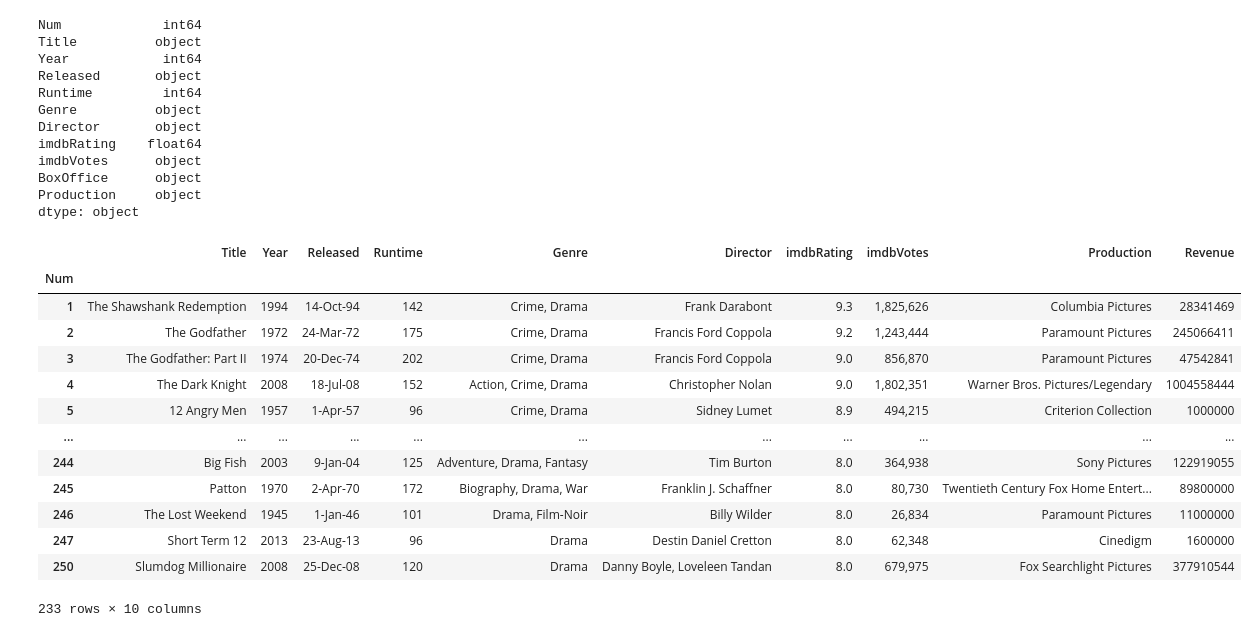
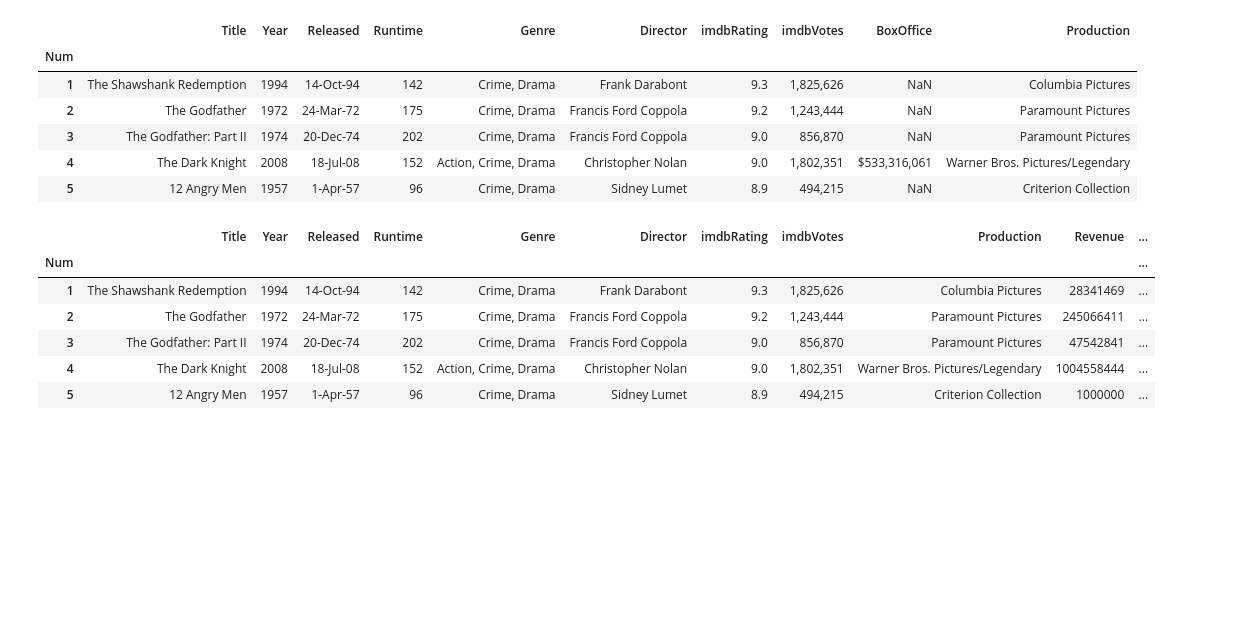
Before and after one commit to shollis0919/Project-1, a Jupyter notebook: Noteboook/Movie Notebook.ipynb, the cells around one changed output. Cells and saved outputs as stored; diff of their text form; code cells hidden in the pictures; blank space fills up the shorter version.

Commit message:
revenue dataset cleaned and merged

```diff
--- a/Noteboook/Movie Notebook.ipynb
+++ b/Noteboook/Movie Notebook.ipynb
@@ -30,50 +21,50 @@ movie_data_complete
 # %%
+# Clean IMDB data to remove unneeded rows
 movie_data_clean= movie_data_complete.drop(columns=['Unnamed: 0','imdbID','Metascore','Plot','Actors','DVD','Type','Website','Awards','Writer','Country','Language'])
-# movie_data_clean = movie_data_clean.set_index('Num')
 movie_data_clean['Runtime'] = movie_data_clean['Runtime'].str.replace('min', '')
 movie_data_clean['Runtime'] = movie_data_clean['Runtime'].astype(int)
-# # df['Grade'] = df['Grade'].str.replace('%', '')
-# movie_data_clean['BoxOffice']= movie_data_clean['BoxOffice'].str.replace('NaN', '')
-# movie_data_clean['BoxOffice'] = movie_data_clean['BoxOffice'].astype(int)
-movie_data_clean['Runtime'].mean()
 
-movie_data_clean.dtypes
+# Copy IMDB Cleaned dataset to merge with revenue/budget data
+movie_data_copy = movie_data_clean.copy()
+
+# Reset index so that index # is the same as rating number.
+movie_data_clean = movie_data_clean.set_index('Num')
+movie_data_clean.head()
 # %% [output]
-Num             int64
-Title          object
-Year            int64
-Released       object
-Runtime         int64
-Genre          object
-Director       object
-imdbRating    float64
-imdbVotes      object
-BoxOffice      object
-Production     object
-dtype: object
+|  | Title | Year | Released | Runtime | Genre | Director | imdbRating | imdbVotes | BoxOffice | Production |
+| Num |  |  |  |  |  |  |  |  |  |  |
+| 1 | The Shawshank Redemption | 1994 | 14-Oct-94 | 142 | Crime, Drama | Frank Darabont | 9.3 | 1,825,626 | NaN | Columbia Pictures |
+| 2 | The Godfather | 1972 | 24-Mar-72 | 175 | Crime, Drama | Francis Ford Coppola | 9.2 | 1,243,444 | NaN | Paramount Pictures |
+| 3 | The Godfather: Part II | 1974 | 20-Dec-74 | 202 | Crime, Drama | Francis Ford Coppola | 9.0 | 856,870 | NaN | Paramount Pictures |
+| 4 | The Dark Knight | 2008 | 18-Jul-08 | 152 | Action, Crime, Drama | Christopher Nolan | 9.0 | 1,802,351 | $533,316,061 | Warner Bros. Pictures/Legendary |
+| 5 | 12 Angry Men | 1957 | 1-Apr-57 | 96 | Crime, Drama | Sidney Lumet | 8.9 | 494,215 | NaN | Criterion Collection |
 # %%
-metadata_clean = movie_metadata[["original_title", "revenue"]]
+# Clean Revenue/Budget data for merging
+metadata_clean = movie_metadata[["original_title", "revenue", "budget"]]
 metadata_clean = metadata_clean.rename(columns={"original_title":"Title", "revenue":"BoxOffice"})
-metadata_merge = pd.merge(movie_data_clean, metadata_clean, on="Title")
-metadata_merge = metadata_merge[metadata_merge["BoxOffice_y"] > 0]
+metadata_merge = pd.merge(movie_data_copy, metadata_clean, on="Title")
+metadata_merge['budget'] = metadata_merge.loc[:, 'budget'].astype(int)
+
+# Filter out zero value rows from merged dataset
 metadata_merge['BoxOffice_y'] = metadata_merge.loc[:, 'BoxOffice_y'].astype(int)
-metadata_merge = metadata_merge.rename(columns={"BoxOffice_y":"Revenue"})
+metadata_merge = metadata_merge[metadata_merge["BoxOffice_y"] > 1000]
+metadata_merge = metadata_merge[metadata_merge["budget"] > 1000]
+
+# Clean up merged dataset for analysis
+# metadata_merge['BoxOffice_y'] = metadata_merge.loc[:, 'BoxOffice_y'].astype(int)
+metadata_merge = metadata_merge.rename(columns={"BoxOffice_y":"Revenue","budget":"Budget"})
 metadata_merge = metadata_merge.drop(columns=["BoxOffice_x"])
+# Correct sort back to index value
 metadata_merge.sort_index()
-movie_data_final = metadata_merge.set_index('Num')
-movie_data_final
+# Reset index to rating number
+movie_data_with_revenue = metadata_merge.set_index('Num')
+movie_data_with_revenue = movie_data_with_revenue.drop_duplicates(subset=['Title'], keep= 'last')
+movie_data_with_revenue.head()
 # %% [output]
-|  | Title | Year | Released | Runtime | Genre | Director | imdbRating | imdbVotes | Production | Revenue |
-| Num |  |  |  |  |  |  |  |  |  |  |
-| 1 | The Shawshank Redemption | 1994 | 14-Oct-94 | 142 | Crime, Drama | Frank Darabont | 9.3 | 1,825,626 | Columbia Pictures | 28341469 |
-| 2 | The Godfather | 1972 | 24-Mar-72 | 175 | Crime, Drama | Francis Ford Coppola | 9.2 | 1,243,444 | Paramount Pictures | 245066411 |
-| 3 | The Godfather: Part II | 1974 | 20-Dec-74 | 202 | Crime, Drama | Francis Ford Coppola | 9.0 | 856,870 | Paramount Pictures | 47542841 |
-| 4 | The Dark Knight | 2008 | 18-Jul-08 | 152 | Action, Crime, Drama | Christopher Nolan | 9.0 | 1,802,351 | Warner Bros. Pictures/Legendary | 1004558444 |
-| 5 | 12 Angry Men | 1957 | 1-Apr-57 | 96 | Crime, Drama | Sidney Lumet | 8.9 | 494,215 | Criterion Collection | 1000000 |
-| ... | ... | ... | ... | ... | ... | ... | ... | ... | ... | ... |
-| 244 | Big Fish | 2003 | 9-Jan-04 | 125 | Adventure, Drama, Fantasy | Tim Burton | 8.0 | 364,938 | Sony Pictures | 122919055 |
-| 245 | Patton | 1970 | 2-Apr-70 | 172 | Biography, Drama, War | Franklin J. Schaffner | 8.0 | 80,730 | Twentieth Century Fox Home Entert... | 89800000 |
-| 246 | The Lost Weekend | 1945 | 1-Jan-46 | 101 | Drama, Film-Noir | Billy Wilder | 8.0 | 26,834 | Paramount Pictures | 11000000 |
-| 247 | Short Term 12 | 2013 | 23-Aug-13 | 96 | Drama | Destin Daniel Cretton | 8.0 | 62,348 | Cinedigm | 1600000 |
-| 250 | Slumdog Millionaire | 2008 | 25-Dec-08 | 120 | Drama | Danny Boyle, Loveleen Tandan | 8.0 | 679,975 | Fox Searchlight Pictures | 377910544 |
+|  | Title | Year | Released | Runtime | Genre | Director | imdbRating | imdbVotes | Production | Revenue | ... |
+| Num |  |  |  |  |  |  |  |  |  |  | ... |
+| 1 | The Shawshank Redemption | 1994 | 14-Oct-94 | 142 | Crime, Drama | Frank Darabont | 9.3 | 1,825,626 | Columbia Pictures | 28341469 | ... |
+| 2 | The Godfather | 1972 | 24-Mar-72 | 175 | Crime, Drama | Francis Ford Coppola | 9.2 | 1,243,444 | Paramount Pictures | 245066411 | ... |
+| 3 | The Godfather: Part II | 1974 | 20-Dec-74 | 202 | Crime, Drama | Francis Ford Coppola | 9.0 | 856,870 | Paramount Pictures | 47542841 | ... |
+| 4 | The Dark Knight | 2008 | 18-Jul-08 | 152 | Action, Crime, Drama | Christopher Nolan | 9.0 | 1,802,351 | Warner Bros. Pictures/Legendary | 1004558444 | ... |
+| 5 | 12 Angry Men | 1957 | 1-Apr-57 | 96 | Crime, Drama | Sidney Lumet | 8.9 | 494,215 | Criterion Collection | 1000000 | ... |
-233 rows × 10 columns
```
Also changed, not shown: parts of 12 cells of this notebook, 2 other files.
